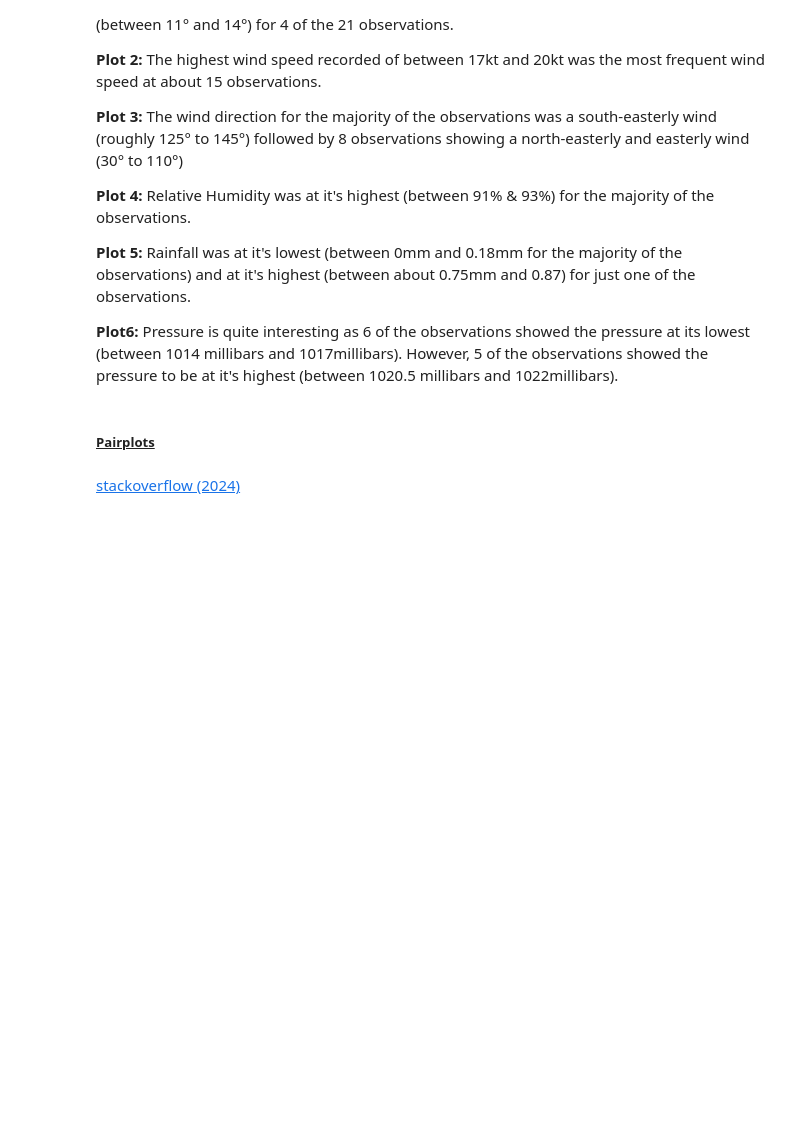
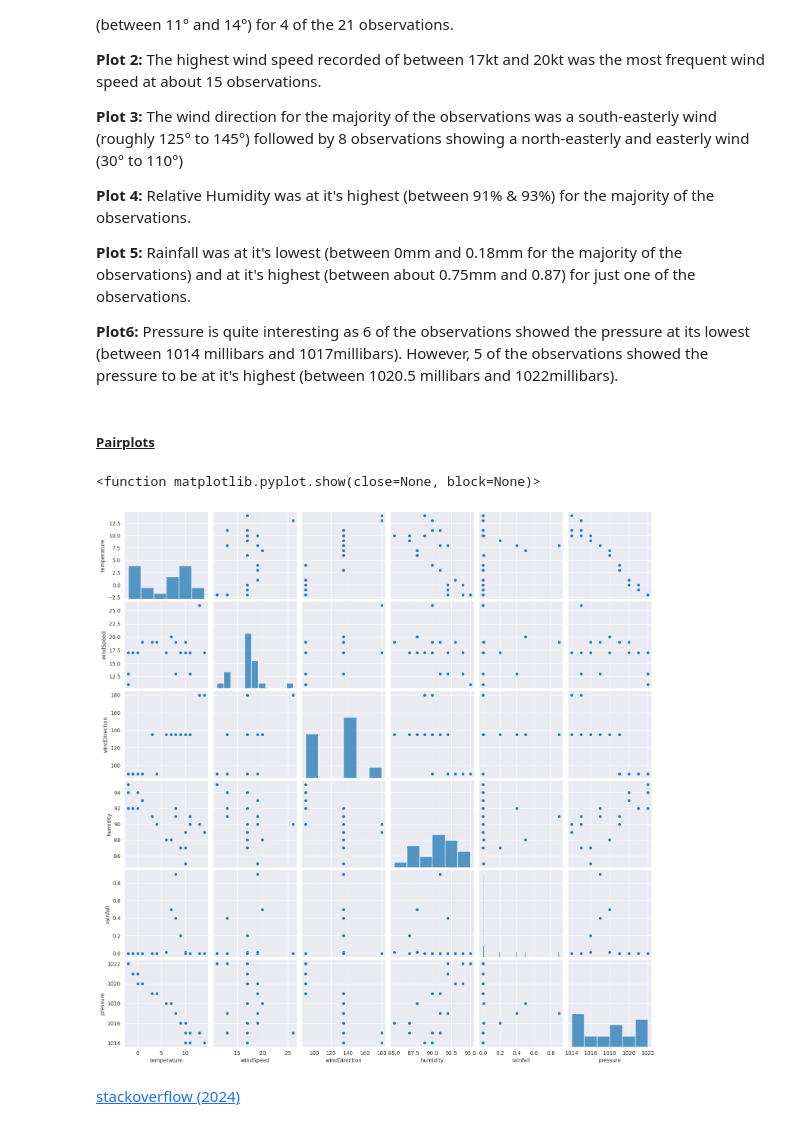
Before and after one commit to OCorry/computer_infrastructure_2024, a Jupyter notebook: weather.ipynb, the cells around one changed output. Cells and saved outputs as stored; diff of their text form; code cells hidden in the pictures; blank space fills up the shorter version.

```diff
--- a/weather.ipynb
+++ b/weather.ipynb
@@ -536,6 +539,12 @@ From the plots above, we can establish from the data set:
 **Plot6:** Pressure is quite interesting as 6 of the observations showed the pressure at its lowest (between 1014 millibars and 1017millibars). However, 5 of the observations showed the pressure to be at it's highest (between 1020.5 millibars and 1022millibars).
 # %% [markdown]
 ##### <ins>Pairplots</ins>
+# %%
+sns.pairplot(df)
+plt.show
+# %% [output]
+<function matplotlib.pyplot.show(close=None, block=None)>
+[figure, added]
 # %% [markdown]
 [stackoverflow (2024)](https://stackoverflow.com/questions/13411544/delete-a-column-from-a-pandas-dataframe)
 # %%
```
Also changed, not shown: parts of 12 cells of this notebook, 3 other files.
